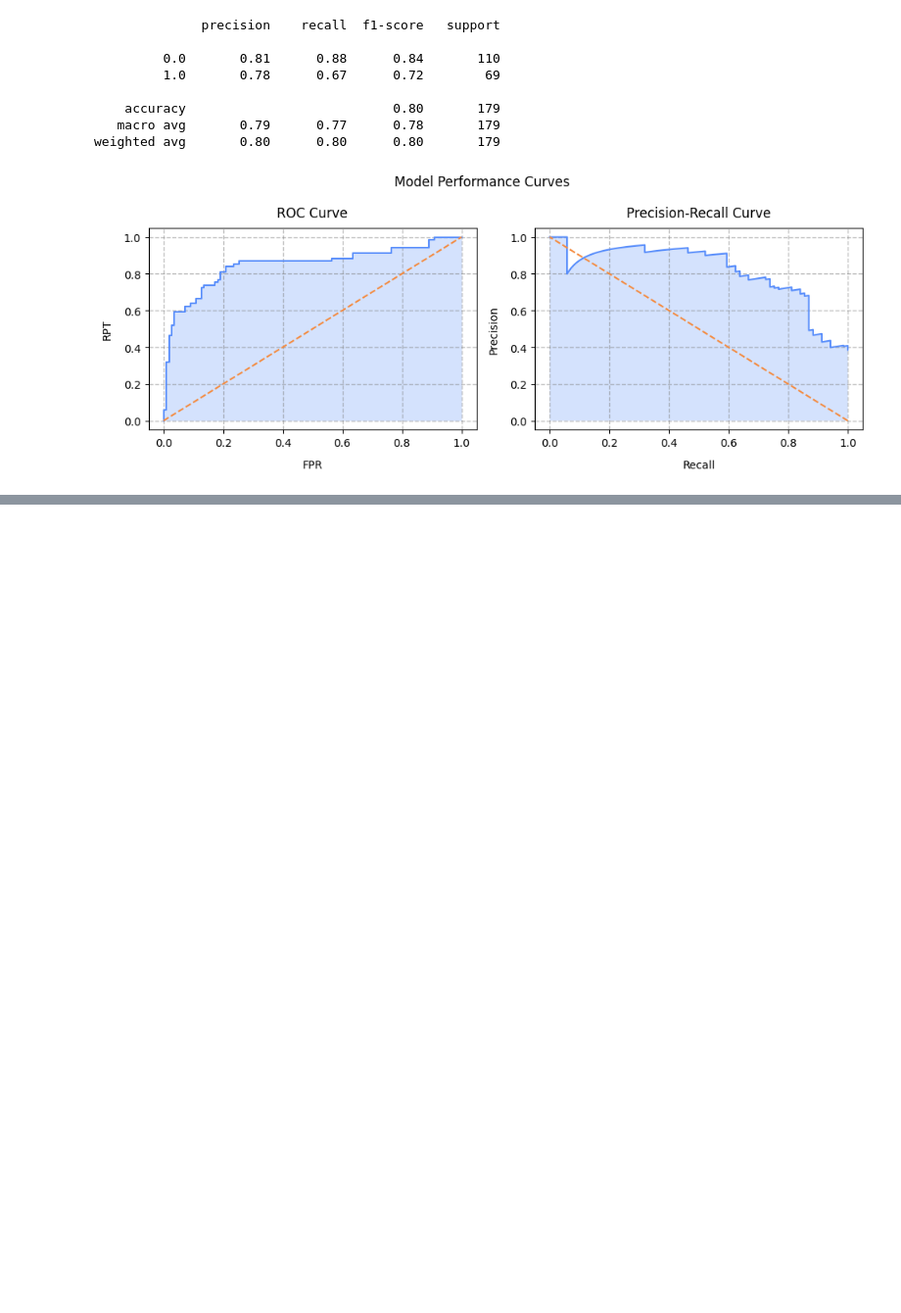
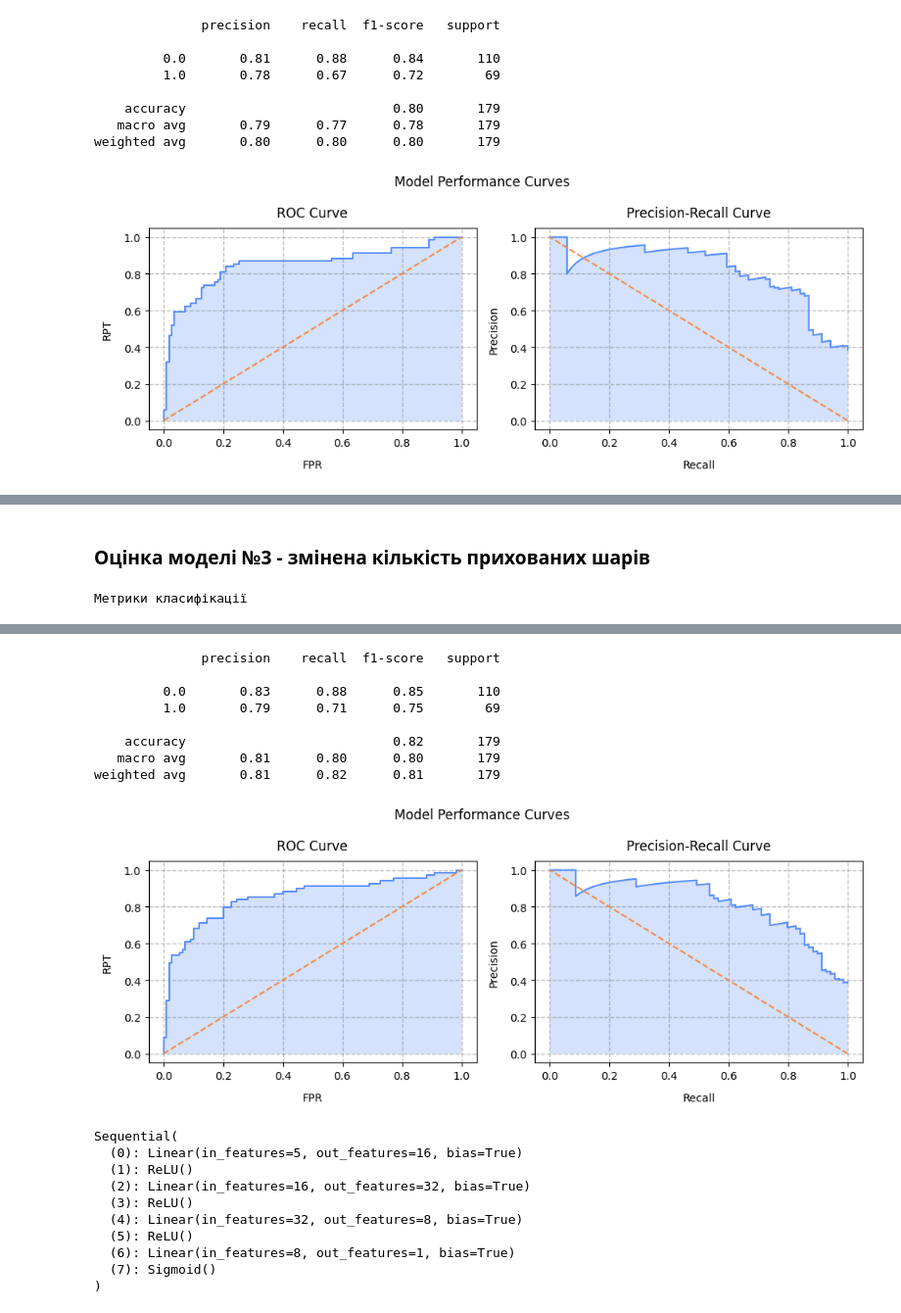
Before and after one commit to BogdanPinchuk/DataScience-PBY_HW21, a Jupyter notebook: Bohdan_Pinchuk_DS_HW21.ipynb, the cells around one changed output, grey strips where cells are left out. Shown at 98% size. Drawn from its saved outputs; the diff is of its cells as text; code cells hidden in the pictures; blank space fills up the shorter version.

```diff
--- a/Bohdan_Pinchuk_DS_HW21.ipynb
+++ b/Bohdan_Pinchuk_DS_HW21.ipynb
@@ -650,0 +849,56 @@ weighted avg       0.80      0.80      0.80       179
+# %%
+# Experiment 3
+
+import torch
+import torch.nn as nn
+import torch.optim as optim
+from tqdm.auto import tqdm
+
+# Input data
+rng_seed = 42
+lr = 0.01
+n_step = 10
+n_epochs = 150
+n_inputs = len(input_data_cols_list)
+
+# Solution
+torch.manual_seed(rng_seed)
+
+model = nn.Sequential(
+    nn.Linear(n_inputs, 16),
+    nn.ReLU(),
+    nn.Linear(16, 32),
+    nn.ReLU(),
+    nn.Linear(32, 8),
+    nn.ReLU(),
+    nn.Linear(8, 1),
+    nn.Sigmoid()
+)
+
+criterion = nn.BCELoss()
+optimizer = optim.Adam(model.parameters(), lr=lr)
+
+for epoch in tqdm(range(n_epochs), desc="Training"):
+    model.train()
+
+    outputs = model(X_train)
+    loss = criterion(outputs, Y_train)
+
+    optimizer.zero_grad()
+    loss.backward()
+    optimizer.step()
+
+    if (epoch + 1) % n_step == 0:
+        tqdm.write(f"Epoch: {epoch + 1}, Loss: {loss.item():.4f}, Status: {(epoch + 1.0) / n_epochs:.2%}")
+
+model.eval()
+
+with torch.no_grad():
+    Y_prob = model(X_test)
+    Y_pred = (Y_prob >= 0.5).float()
+
+# Print results
+display(Markdown(f"### Оцінка моделі №3 - змінена кількість прихованих шарів"))
+df_exp3 = mn.calc_class_metrics(Y_test, Y_pred, Y_prob)
+print(model)
+# %% [output]
@@ -650,0 +920,2 @@ weighted avg       0.80      0.80      0.80       179
+### Оцінка моделі №3 - змінена кількість прихованих шарів
+Метрики класифікації
@@ -650,0 +930,19 @@ weighted avg       0.80      0.80      0.80       179
+              precision    recall  f1-score   support
+
+         0.0       0.83      0.88      0.85       110
+         1.0       0.79      0.71      0.75        69
+
+    accuracy                           0.82       179
+   macro avg       0.81      0.80      0.80       179
+weighted avg       0.81      0.82      0.81       179
+[figure, added]
+Sequential(
+  (0): Linear(in_features=5, out_features=16, bias=True)
+  (1): ReLU()
+  (2): Linear(in_features=16, out_features=32, bias=True)
+  (3): ReLU()
+  (4): Linear(in_features=32, out_features=8, bias=True)
+  (5): ReLU()
+  (6): Linear(in_features=8, out_features=1, bias=True)
+  (7): Sigmoid()
+)
```
Also changed, not shown: parts of 11 cells of this notebook.
